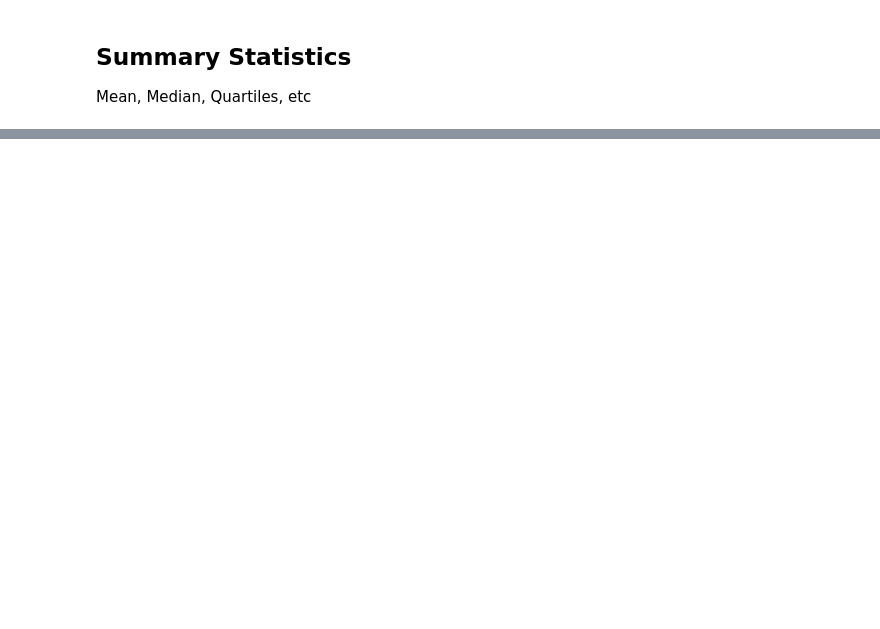
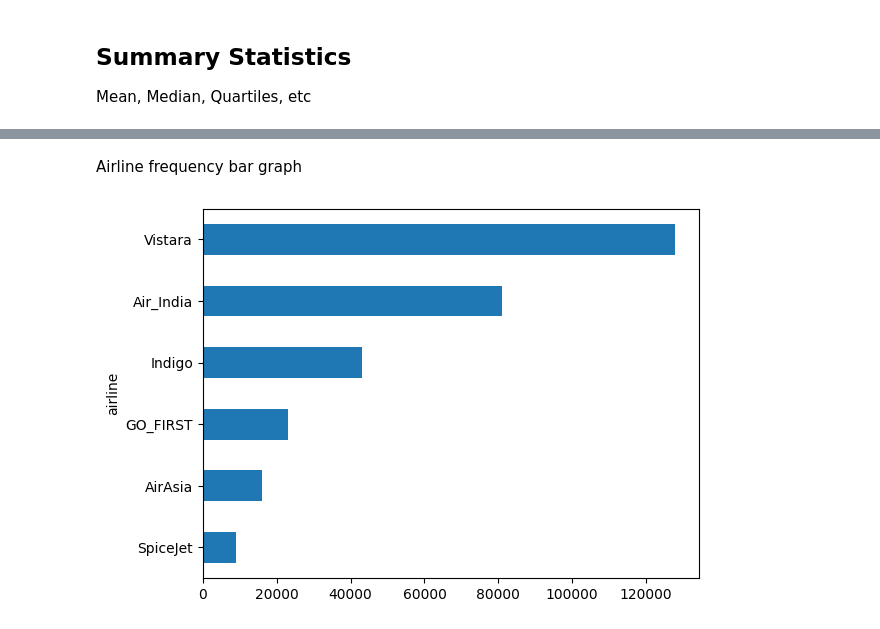
Before and after one commit to ImranQureshi25/Flight_Data_Analysis_Python_Project, a Jupyter notebook: Flight_Data_Analysis_Python_Project.ipynb, the cells around one changed output, grey strips where cells are left out. Cells and saved outputs as stored; diff of their text form; code cells hidden in the pictures; blank space fills up the shorter version.

```diff
--- a/Flight_Data_Analysis_Python_Project.ipynb
+++ b/Flight_Data_Analysis_Python_Project.ipynb
@@ -102,3 +155,0 @@ Adding column that has price in USD.
-# %%
-df_cleaned['price (USD $)'] = (df_cleaned['price (INR ₹)'] * .012).round(2)
-df_cleaned.head(12)
@@ -122,3 +155,0 @@ Adding column that has price per hour in USD.
-# %%
-df_cleaned['price per hour (USD $)'] = (df_cleaned['price (USD $)'] / df_cleaned['duration (hrs)']).round(2)
-df_cleaned.head(12)
@@ -225,3 +155,0 @@ Based on chart above, economy tickets over 200 are clear outliers and business p
-# %%
-df_cleaned = df_cleaned.drop(df_cleaned[(df_cleaned['class'] == 'Economy') & (df_cleaned['price (USD $)'] > 200)].index)
-df_cleaned = df_cleaned.drop(df_cleaned[(df_cleaned['class'] == 'Business') & (df_cleaned['price (USD $)'] > 800)].index)
@@ -305,3 +155,0 @@ Let's remove them from our data.
-# %%
-df_cleaned = df_cleaned.drop(df_cleaned[(df_cleaned['class'] == 'Economy') & (df_cleaned['price per hour (USD $)'] > 45)].index)
-df_cleaned = df_cleaned.drop(df_cleaned[(df_cleaned['class'] == 'Business') & (df_cleaned['price per hour (USD $)'] > 150)].index)
@@ -341,0 +172,7 @@ plt.show()
+# %% [markdown]
+Airline frequency bar graph
+# %%
+df_cleaned['airline'].value_counts(ascending = True).plot.barh()
+plt.show()
+# %% [output]
+[figure, added]
```
Also changed, not shown: parts of 47 cells of this notebook, 3 other files.
